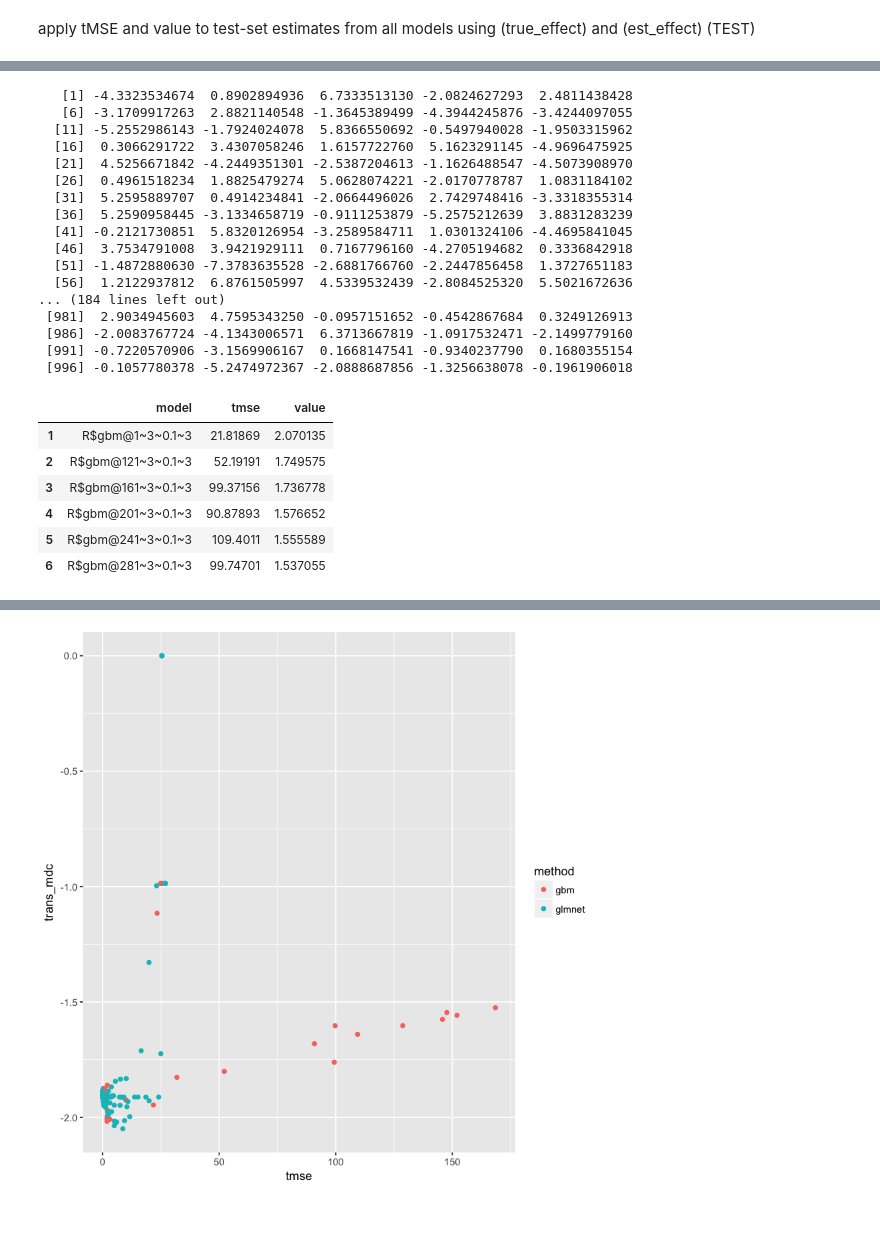
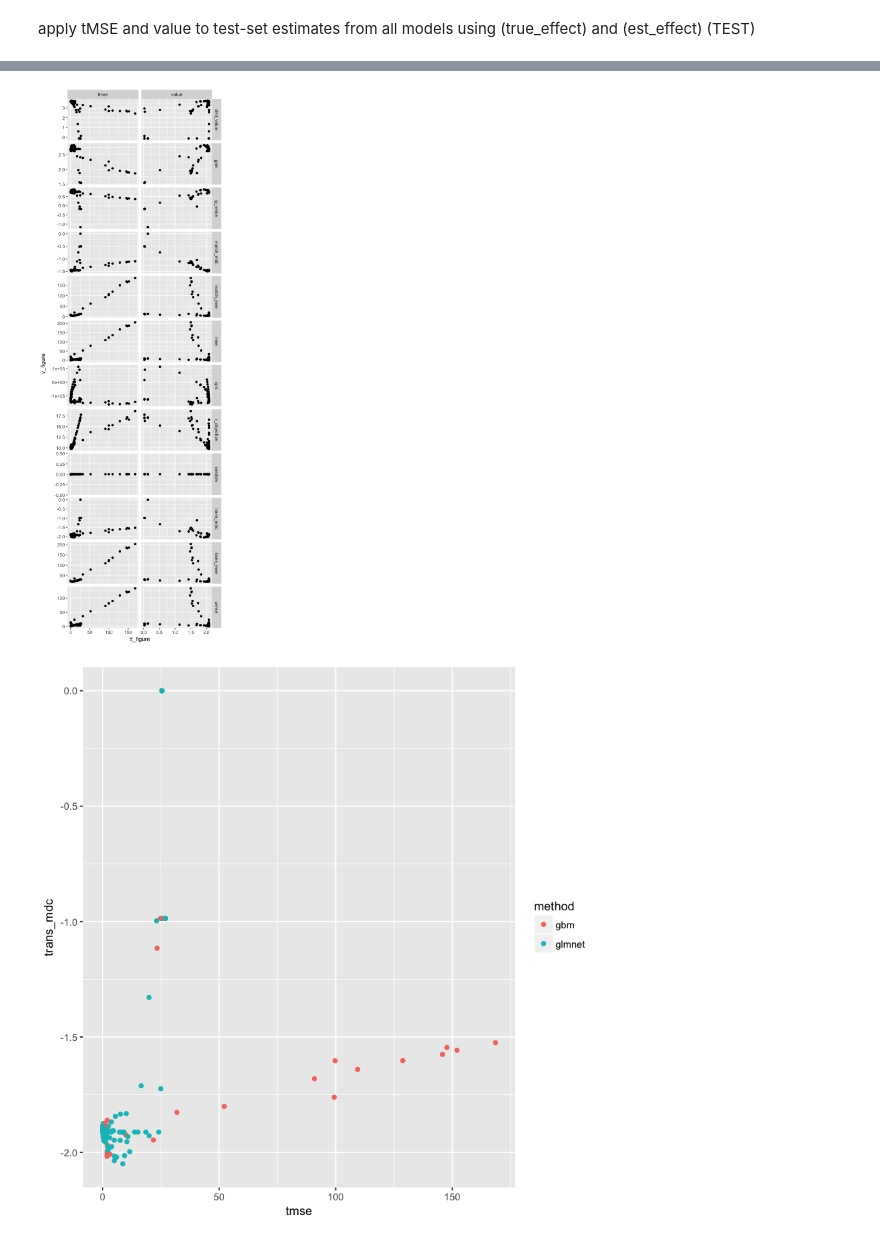
Before and after one commit to som-shahlab/ITE-model-selection, a Jupyter notebook: scratch.ipynb, the cells around one changed output, grey strips where cells are left out. Saved outputs shown, nothing was run; the diff lists cells and outputs as text; code cells hidden in the pictures.

```diff
--- a/scratch.ipynb
+++ b/scratch.ipynb
@@ -7,6 +7,7 @@ library(tidyverse)
 source("R/simulation_scenarios.R")
 source("R/hte_caret.R")
 source("R/hte_cv.R")
+plotsize = function (x,y) options(repr.plot.width=x, repr.plot.height=y)
 # %%
 # returns the index of the observation most similar to the observation in that position:
 # i.e. (1->5), (2->3), ...
@@ -222,23 +129,3 @@ mu1_test
-# %%
-mu1_test*(tau_hat_derp>0) + mu1_test*(tau_hat_derp<=0)
-# %% [output]
-   [1] -4.3323534674  0.8902894936  6.7333513130 -2.0824627293  2.4811438428
-   [6] -3.1709917263  2.8821140548 -1.3645389499 -4.3944245876 -3.4244097055
-  [11] -5.2552986143 -1.7924024078  5.8366550692 -0.5497940028 -1.9503315962
-  [16]  0.3066291722  3.4307058246  1.6157722760  5.1623291145 -4.9696475925
-  [21]  4.5256671842 -4.2449351301 -2.5387204613 -1.1626488547 -4.5073908970
-  [26]  0.4961518234  1.8825479274  5.0628074221 -2.0170778787  1.0831184102
-  [31]  5.2595889707  0.4914234841 -2.0664496026  2.7429748416 -3.3318355314
-  [36]  5.2590958445 -3.1334658719 -0.9111253879 -5.2575212639  3.8831283239
-  [41] -0.2121730851  5.8320126954 -3.2589584711  1.0301324106 -4.4695841045
-  [46]  3.7534791008  3.9421929111  0.7167796160 -4.2705194682  0.3336842918
-  [51] -1.4872880630 -7.3783635528 -2.6881766760 -2.2447856458  1.3727651183
-  [56]  1.2122937812  6.8761505997  4.5339532439 -2.8084525320  5.5021672636
-... (184 lines left out)
- [981]  2.9034945603  4.7595343250 -0.0957151652 -0.4542867684  0.3249126913
- [986] -2.0083767724 -4.1343006571  6.3713667819 -1.0917532471 -2.1499779160
- [991] -0.7220570906 -3.1569906167  0.1668147541 -0.9340237790  0.1680355154
- [996] -0.1057780378 -5.2474972367 -2.0888687856 -1.3256638078 -0.1961906018
 # %%
 aux_data[itest,] %$%
 list(true_effect, treated_mean, control_mean) %->%
@@ -250,13 +137,14 @@ true_test_metrics = estimates %>%
     summarize(
         tmse = mse(tau_test, tau_hat),
         value = mean(mu1_test*(tau_hat>0) + mu0_test*(tau_hat<=0)))
-# %%
-true_test_metrics %>% head %>% data.frame
-# %% [output]
-|  | model | tmse | value |
-| 1 | R$gbm@1~3~0.1~3 | 21.81869 | 2.070135 |
-| 2 | R$gbm@121~3~0.1~3 | 52.19191 | 1.749575 |
-| 3 | R$gbm@161~3~0.1~3 | 99.37156 | 1.736778 |
-| 4 | R$gbm@201~3~0.1~3 | 90.87893 | 1.576652 |
-| 5 | R$gbm@241~3~0.1~3 | 109.4011 | 1.555589 |
-| 6 | R$gbm@281~3~0.1~3 | 99.74701 | 1.537055 |
+# %%
+plotsize(5,15)
+
+ttm = true_test_metrics %>% gather(tt_metric, tt_figure, -model)
+vm = val_metrics %>% gather(v_metric, v_figure, -model)
+
+inner_join(ttm, vm, by="model") %>%
+ggplot(aes(x=tt_figure, y=v_figure)) +
+geom_point() +
+facet_grid(v_metric~tt_metric, scales="free")
+# %% [output]
@@ -263 +153,2 @@ true_test_metrics %>% head %>% data.frame
+[figure, added]
 # %%
```
Also changed, not shown: parts of 11 cells of this notebook, 1 other file.
